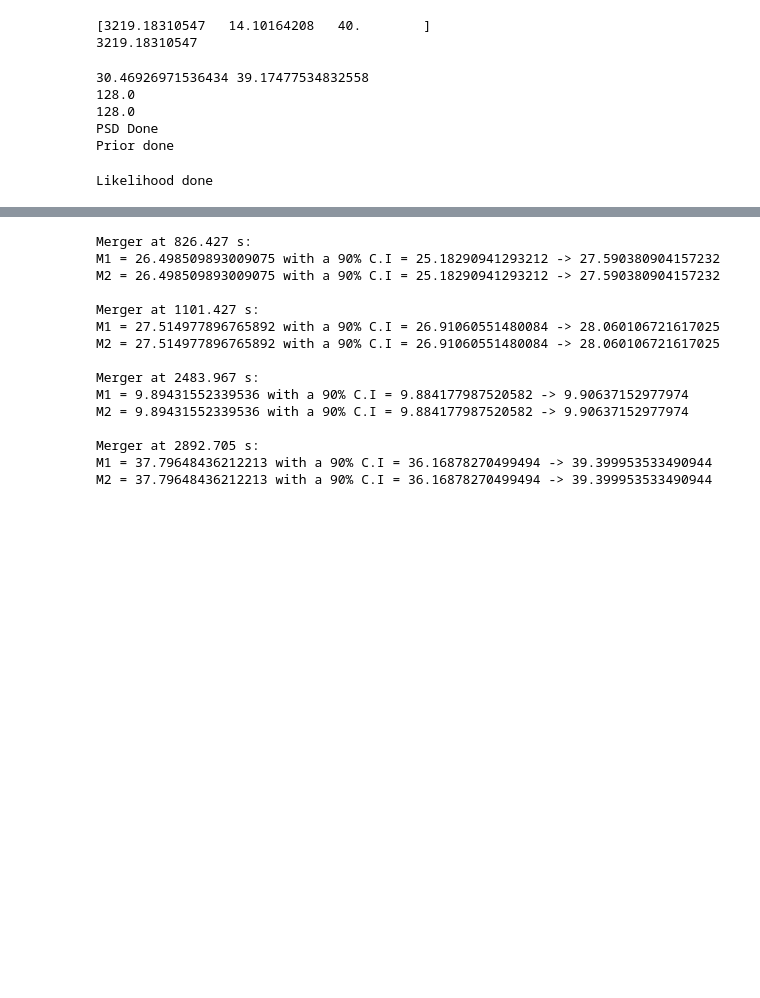
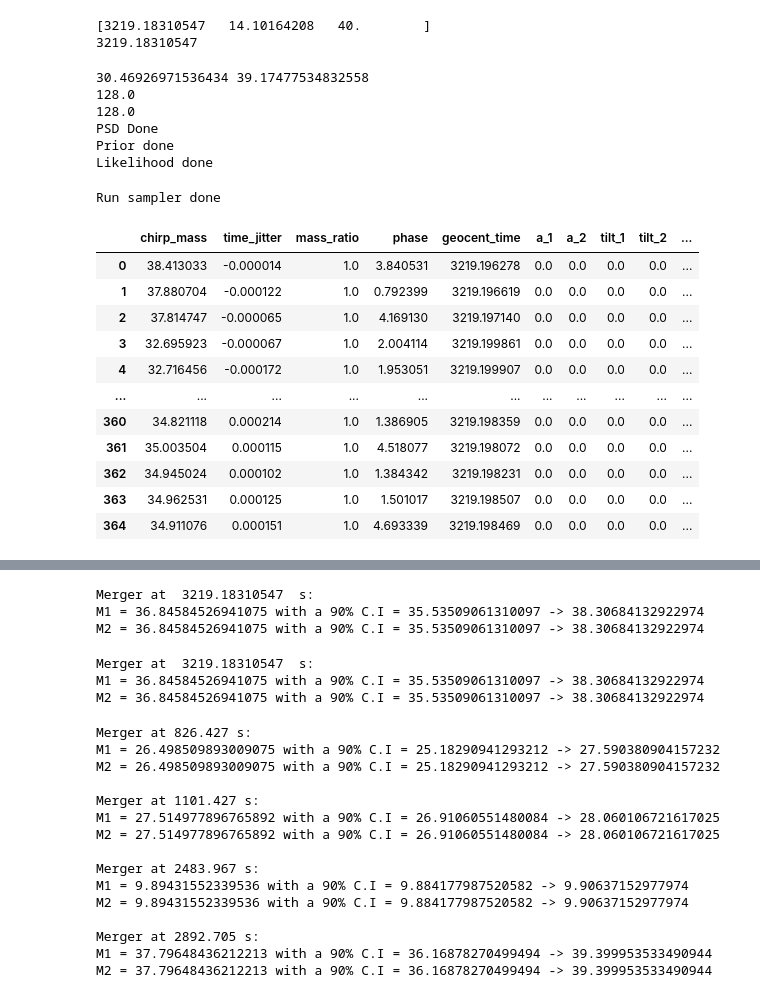
Before and after one commit to norrismeg/odw, a Jupyter notebook: Data_Challenge_4.ipynb, the cells around one changed output, grey strips where cells are left out. Drawn from its saved outputs; the diff is of its cells as text; code cells hidden in the pictures; blank space fills up the shorter version.

```diff
--- a/Data_Challenge_4.ipynb
+++ b/Data_Challenge_4.ipynb
@@ -530,9 +512,9 @@ prior['tilt_2'] =  0.0
 prior['phi_12'] =  0.0
 prior['phi_jl'] =  0.0
 prior['dec'] = 0.0 #Cosine(name='dec') -pi/2 to pi/2
-prior['ra'] = 0.0 #Uniform(name="ra", minimum=0, maximum=2*np.pi, boundary='periodic')
+prior['ra'] = Uniform(name="ra", minimum=0, maximum=2*np.pi, boundary='periodic') #Uniform(name="ra", minimum=0, maximum=2*np.pi, boundary='periodic')
 prior['theta_jn'] = (np.pi/2) #Sine(name='theta_jn) 0 to pi
-prior['psi'] = Uniform(name="psi", minimum=0, maximum=np.pi, boundary='periodic') #Uniform(name="psi", minimum=0, maximum=np.pi, boundary='periodic')
+prior['psi'] = 0.0 #Uniform(name="psi", minimum=0, maximum=np.pi, boundary='periodic')
 prior['luminosity_distance'] = PowerLaw(alpha=2, name='luminosity_distance', minimum=50, maximum=2000, unit='Mpc', latex_label='$d_L$')
 
 print('Prior done')
@@ -546,31 +528,44 @@ waveform_arguments = dict(
 
 # Next, create a waveform_generator object. This wraps up some of the jobs of converting between parameters etc
 waveform_generator = bilby.gw.WaveformGenerator(
     frequency_domain_source_model=bilby.gw.source.lal_binary_black_hole,
     waveform_arguments=waveform_arguments,
     parameter_conversion=convert_to_lal_binary_black_hole_parameters)
 
 # Finally, create our likelihood, passing in what is needed to get going
 likelihood = bilby.gw.likelihood.GravitationalWaveTransient(
     interferometers, waveform_generator, priors=prior,
     time_marginalization=True, phase_marginalization=True, distance_marginalization=True)
 
 print('Likelihood done')
 
 result_short = bilby.run_sampler(
     likelihood, prior, sampler='dynesty', outdir='short', label="signal_1",
     conversion_function=bilby.gw.conversion.generate_all_bbh_parameters,
     nlive=250, dlogz=1.,  # <- Arguments are used to make things fast - not recommended for general use
     clean=True,
 )
 
 print('Run sampler done')
 
 result_short.posterior
 # %% [output]
 30.46926971536434 39.17477534832558
 128.0
 128.0
 PSD Done
 Prior done
+Likelihood done
-Likelihood done
+Run sampler done
+|  | chirp_mass | time_jitter | mass_ratio | phase | geocent_time | a_1 | a_2 | tilt_1 | tilt_2 | ... |
+| 0 | 38.413033 | -0.000014 | 1.0 | 3.840531 | 3219.196278 | 0.0 | 0.0 | 0.0 | 0.0 | ... |
+| 1 | 37.880704 | -0.000122 | 1.0 | 0.792399 | 3219.196619 | 0.0 | 0.0 | 0.0 | 0.0 | ... |
+| 2 | 37.814747 | -0.000065 | 1.0 | 4.169130 | 3219.197140 | 0.0 | 0.0 | 0.0 | 0.0 | ... |
+| 3 | 32.695923 | -0.000067 | 1.0 | 2.004114 | 3219.199861 | 0.0 | 0.0 | 0.0 | 0.0 | ... |
+| 4 | 32.716456 | -0.000172 | 1.0 | 1.953051 | 3219.199907 | 0.0 | 0.0 | 0.0 | 0.0 | ... |
+| ... | ... | ... | ... | ... | ... | ... | ... | ... | ... | ... |
+| 360 | 34.821118 | 0.000214 | 1.0 | 1.386905 | 3219.198359 | 0.0 | 0.0 | 0.0 | 0.0 | ... |
+| 361 | 35.003504 | 0.000115 | 1.0 | 4.518077 | 3219.198072 | 0.0 | 0.0 | 0.0 | 0.0 | ... |
+| 362 | 34.945024 | 0.000102 | 1.0 | 1.384342 | 3219.198231 | 0.0 | 0.0 | 0.0 | 0.0 | ... |
+| 363 | 34.962531 | 0.000125 | 1.0 | 1.501017 | 3219.198507 | 0.0 | 0.0 | 0.0 | 0.0 | ... |
+| 364 | 34.911076 | 0.000151 | 1.0 | 4.693339 | 3219.198469 | 0.0 | 0.0 | 0.0 | 0.0 | ... |
@@ -584,6 +574,7 @@ Likelihood done
 M1 = result_short.posterior["mass_1_source"].values
 M2 = result_short.posterior['mass_2_source'].values
 
+print('Merger at ',signal[0],' s:')
 lower_bound = np.quantile(M1, 0.05)
 upper_bound = np.quantile(M1, 0.95)
 median = np.quantile(M1, 0.5)
@@ -593,6 +584,23 @@ lower_bound = np.quantile(M2, 0.05)
 upper_bound = np.quantile(M2, 0.95)
 median = np.quantile(M2, 0.5)
 print("M2 = {} with a 90% C.I = {} -> {}".format(median, lower_bound, upper_bound))
+# %% [output]
+Merger at  3219.18310547  s:
+M1 = 36.84584526941075 with a 90% C.I = 35.53509061310097 -> 38.30684132922974
+M2 = 36.84584526941075 with a 90% C.I = 35.53509061310097 -> 38.30684132922974
+# %%
+#prior['dec'] = 0.0 #Cosine(name='dec') -pi/2 to pi/2
+#prior['ra'] = 0.0 #Uniform(name="ra", minimum=0, maximum=2*np.pi, boundary='periodic')
+#prior['theta_jn'] = (np.pi/2) #Sine(name='theta_jn) 0 to pi
+#prior['psi'] = 0.0 #Uniform(name="psi", minimum=0, maximum=np.pi, boundary='periodic')
+
+print('''Merger at  3219.18310547  s:
+M1 = 36.84584526941075 with a 90% C.I = 35.53509061310097 -> 38.30684132922974
+M2 = 36.84584526941075 with a 90% C.I = 35.53509061310097 -> 38.30684132922974''')
+# %% [output]
+Merger at  3219.18310547  s:
+M1 = 36.84584526941075 with a 90% C.I = 35.53509061310097 -> 38.30684132922974
+M2 = 36.84584526941075 with a 90% C.I = 35.53509061310097 -> 38.30684132922974
 # %%
 print('Merger at 826.427 s:')
 print('M1 = 26.498509893009075 with a 90% C.I = 25.18290941293212 -> 27.590380904157232')
```
Also changed, not shown: parts of 3 cells of this notebook.
